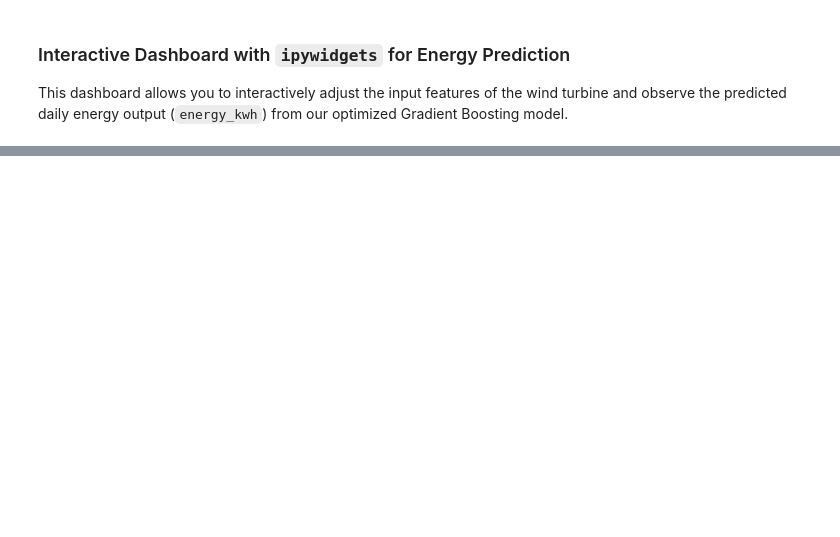
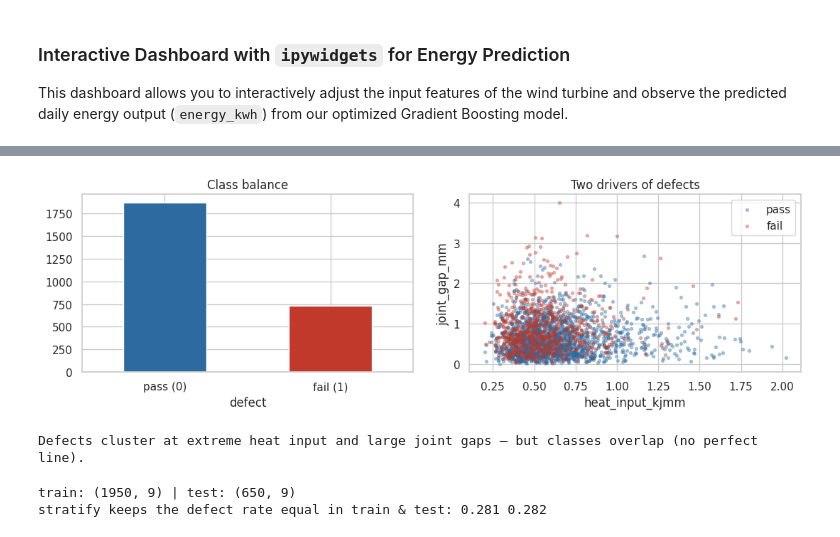
Before and after one commit to bhaskarpondugala/NASSCOM_AI_FDP, a Jupyter notebook: Day7_FN.ipynb, the cells around one changed output, grey strips where cells are left out. Cells and saved outputs as stored; diff of their text form; code cells hidden in the pictures; blank space fills up the shorter version.

```diff
--- a/Day7_FN.ipynb
+++ b/Day7_FN.ipynb
@@ -880,0 +989,31 @@ VBox(children=(FloatSlider(value=7.0, description='Wind Speed (m/s)', max=26.0,
+# %%
+# -----------------------------------------------------------
+# 🔹 1A. CLASS BALANCE + A 2-D LOOK AT SEPARABILITY
+# -----------------------------------------------------------
+fig, ax = plt.subplots(1, 2, figsize=(11, 3.6))
+df.defect.value_counts().plot(kind='bar', color=['#2D6A9F', '#C0392B'], ax=ax[0])
+ax[0].set_xticklabels(['pass (0)', 'fail (1)'], rotation=0); ax[0].set_title('Class balance')
+for v, c, lab in [(0, '#2D6A9F', 'pass'), (1, '#C0392B', 'fail')]:
+    d = df[df.defect == v]
+    ax[1].scatter(d.heat_input_kjmm, d.joint_gap_mm, s=8, alpha=0.35, color=c, label=lab)
+ax[1].set_xlabel('heat_input_kjmm'); ax[1].set_ylabel('joint_gap_mm')
+ax[1].set_title('Two drivers of defects'); ax[1].legend()
+plt.tight_layout(); plt.show()
+print('Defects cluster at extreme heat input and large joint gaps — but classes overlap (no perfect line).')
+# %% [output]
+[figure, added]
+Defects cluster at extreme heat input and large joint gaps — but classes overlap (no perfect line).
+# %%
+# 1B. X / y + TRAIN-TEST SPLIT (stratified)
+# -----------------------------------------------------------
+from sklearn.model_selection import train_test_split
+y = df['defect']
+X = df.drop(columns='defect')
+X_train, X_test, y_train, y_test = train_test_split(
+    X, y, test_size=0.25, stratify=y, random_state=42)
+print('train:', X_train.shape, '| test:', X_test.shape)
+print('stratify keeps the defect rate equal in train & test:',
+      round(y_train.mean(), 3), round(y_test.mean(), 3))
+# %% [output]
+train: (1950, 9) | test: (650, 9)
+stratify keeps the defect rate equal in train & test: 0.281 0.282
```
Also changed, not shown: parts of 20 cells of this notebook.
